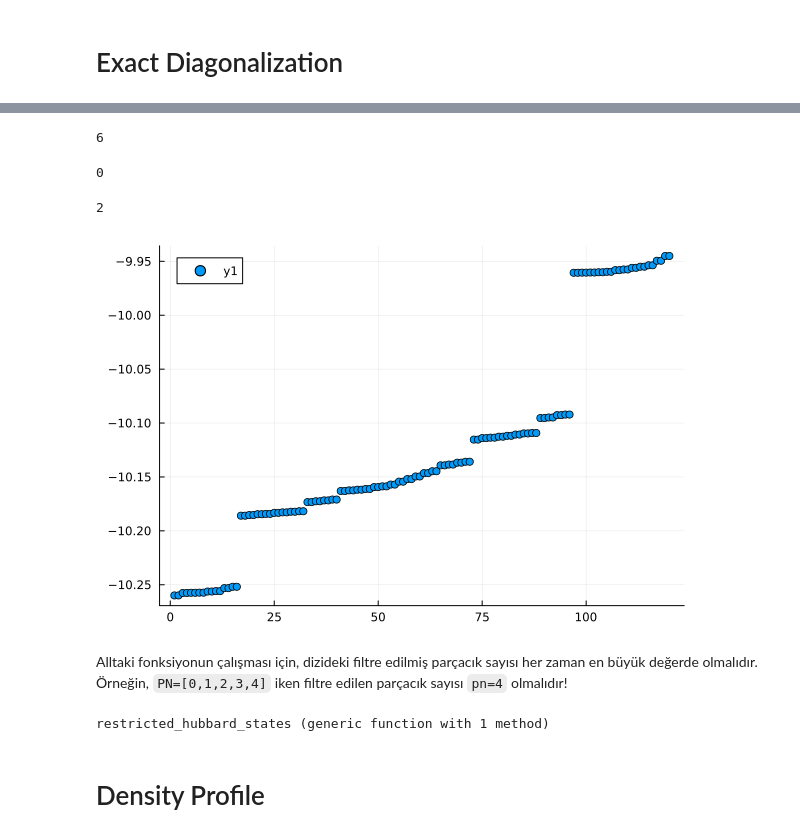
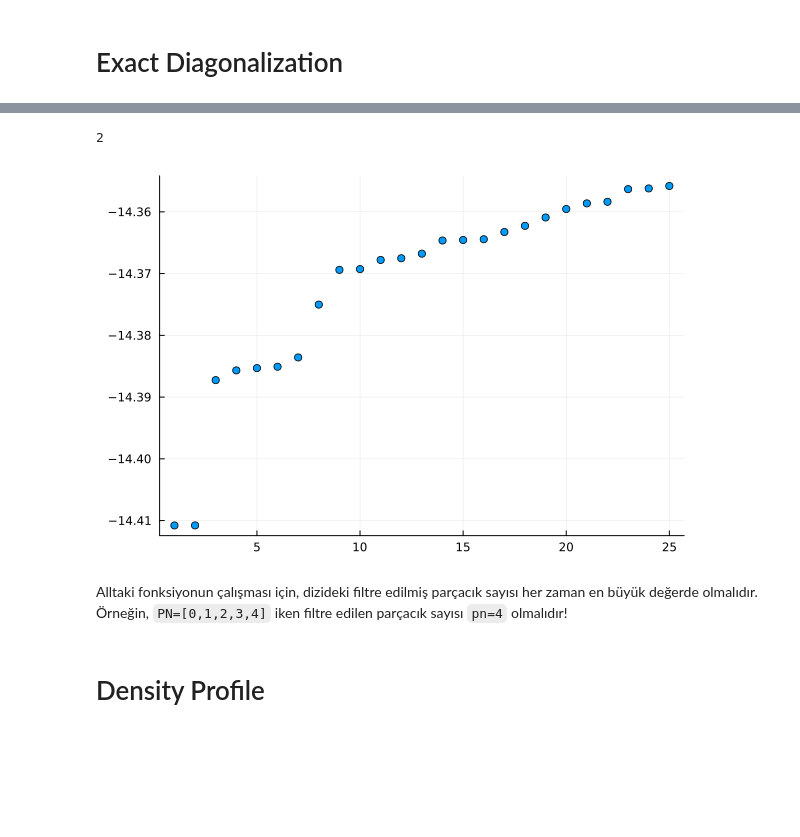
Before and after one commit to Umut-Can-Physics/Kagome-Lattice, a Jupyter notebook: My Numerical Calculations/Many-Body/Hofstadter/Hofstadter First Band Approximation.ipynb, the cells around one changed output, grey strips where cells are left out. Saved outputs shown, nothing was run; the diff lists cells and outputs as text; code cells hidden in the pictures; blank space fills up the shorter version.

```diff
--- a/My Numerical Calculations/Many-Body/Hofstadter/Hofstadter First Band Approximation.ipynb
+++ b/My Numerical Calculations/Many-Body/Hofstadter/Hofstadter First Band Approximation.ipynb
@@ -87,0 +91,2 @@ H_Int = Hubbard_Interaction(P, Pt, basis_cut_mb, cut_off, U);
+# %%
+H_Int = Hubbard_Interaction_op(P, Pt, basis_cut_mb, cut_off, U);
@@ -100,4 +114,4 @@ scatter(co[:,1],co[:,2], series_annotations = text.([i for i in 1:N], :bottom),
 # %%
-V0 = [0.05,0.05]; Imp_Site = [59,22]
+V0 = [4, 0]; Imp_Site = [102, 38]
 Impurity_Data = Impurity(V0, Imp_Site)
 # %% [output]
@@ -145,22 +129,21 @@ filtered_energies = Matrix(df)[:,2];
+# %%
+E, V = eigenstates(H_Impurity);
+# %%
+pn = maximum(PN)
+filtered_energies = get_filtered_energies(pn, E, V, basis_cut_mb);
 # %%
-N_Pin = 2
+N_Pin = 1
 nu0 = 1/2
-NPhi0 = Int(Nx*Ny*(p/q))
+NPhi0 = Nx*Ny*(p/q)
 NPhi = NPhi0-N_Pin
+N_d = Int(NPhi - pn/nu0)
+Degeneracy = Int((factorial(N_d + pn - 1) / (factorial(N_d) * factorial(pn - 1))) * (NPhi / pn))
 # %% [output]
-6
+2
-# %%
-N_d = Int(NPhi - pn/nu0)
-# %% [output]
-0
-# %%
-Degeneracy = Int((factorial(N_d + pn - 1) / (factorial(N_d) * factorial(pn - 1))) * (NPhi / pn))
-# %% [output]
-2
 # %%
-scatter(filtered_energies)
+scatter(filtered_energies[1:25], legend=false)
 # %% [output]
-[figure, old version]
+[figure, new version]
 # %%
 # Onur hocanın makalesinde ki FIG1 çıktısı
 
@@ -171,12 +154,4 @@ scatter(filtered_energies)
 # %% [markdown]
 Alltaki fonksiyonun çalışması için, dizideki filtre edilmiş parçacık sayısı her zaman en büyük değerde olmalıdır.
 Örneğin, `PN=[0,1,2,3,4]` iken filtre edilen parçacık sayısı `pn=4` olmalıdır!
-# %%
-# executeme
-function restricted_hubbard_states(states)
-    number_of_states = length(filtered_energies)
-    return states[1:number_of_states]
-end
-# %% [output]
-restricted_hubbard_states (generic function with 1 method)
 # %%
```
Also changed, not shown: parts of 76 cells of this notebook, 10 other files.
